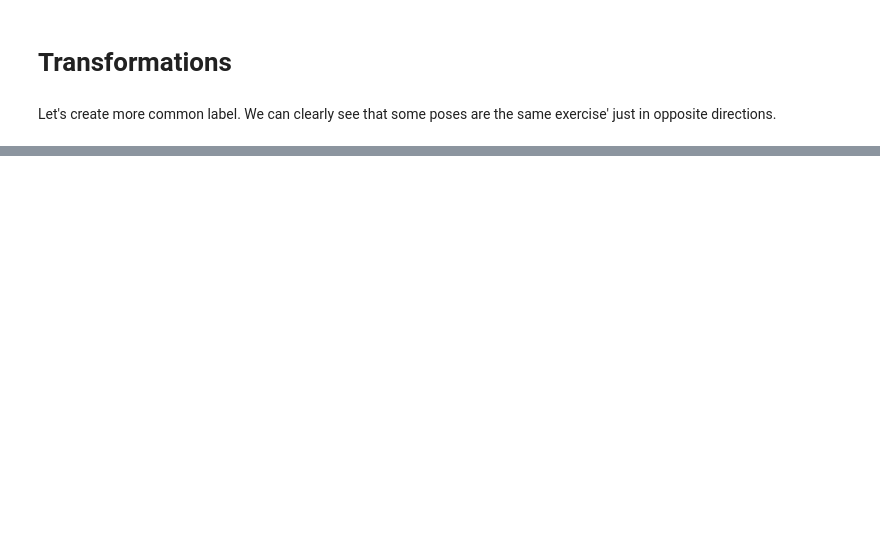
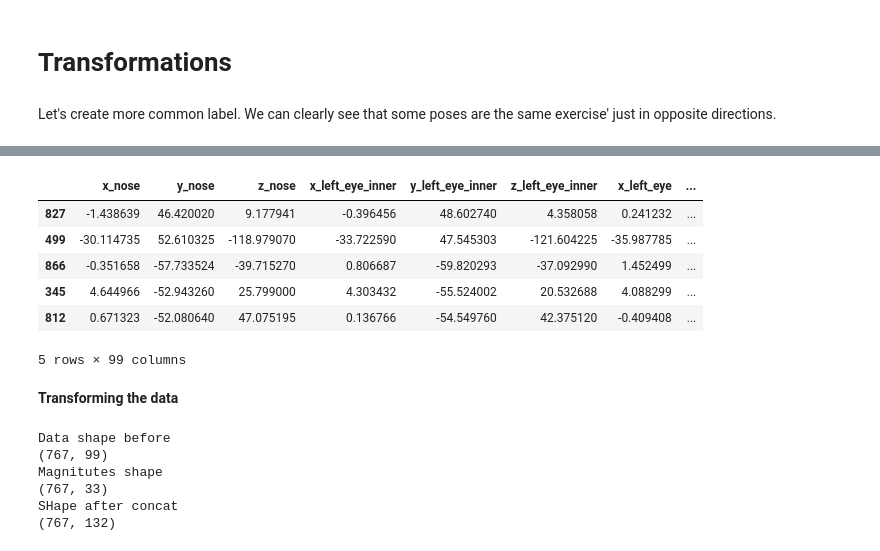
Before and after one commit to anton-asnitsky/naya-ds-2022-classification, a Jupyter notebook: naya-ds2022-calassification-project.ipynb, the cells around one changed output, grey strips where cells are left out. Cells and saved outputs as stored; diff of their text form; code cells hidden in the pictures; blank space fills up the shorter version.

```diff
--- a/naya-ds2022-calassification-project.ipynb
+++ b/naya-ds2022-calassification-project.ipynb
@@ -44,3 +49,0 @@ Since we have no need in POseId, let's get rid of it.
-# %%
-df.drop('pose_id', axis=1, inplace=True)
-df.head()
@@ -91,0 +85,10 @@ df_train, df_test = train_test_split(df,test_size=0.2, random_state=2022)
+# %%
+df.dropna()
+X = df.drop(['pose_id','pose'], axis=1)
+y = df['pose']
+
+X_train, X_test, y_train, y_test = train_test_split(X, y, test_size=0.3, random_state=2022)
+
+print(X_train.shape)
+
+y_train.shape
@@ -118,0 +238,29 @@ Now' we'll creat a new metric for every 3 coordinates of each point (vector mgni
+# %%
+X_train.head()
+# %% [output]
+|  | x_nose | y_nose | z_nose | x_left_eye_inner | y_left_eye_inner | z_left_eye_inner | x_left_eye | ... |
+| 827 | -1.438639 | 46.420020 | 9.177941 | -0.396456 | 48.602740 | 4.358058 | 0.241232 | ... |
+| 499 | -30.114735 | 52.610325 | -118.979070 | -33.722590 | 47.545303 | -121.604225 | -35.987785 | ... |
+| 866 | -0.351658 | -57.733524 | -39.715270 | 0.806687 | -59.820293 | -37.092990 | 1.452499 | ... |
+| 345 | 4.644966 | -52.943260 | 25.799000 | 4.303432 | -55.524002 | 20.532688 | 4.088299 | ... |
+| 812 | 0.671323 | -52.080640 | 47.075195 | 0.136766 | -54.549760 | 42.375120 | -0.409408 | ... |
+5 rows × 99 columns
+# %% [markdown]
+**Transforming the data**
+# %%
+xyz_transformer = XYZ_Data_Transformer()
+
+
+xyz_transformer.fit(X_train)
+X_train = xyz_transformer.transform()
+
+
+pose_transformer = LabelEncoder()
+y_train = pose_transformer.fit_transform(y_train)
+# %% [output]
+Data shape before
+(767, 99)
+Magnitutes shape
+(767, 33)
+SHape after concat
+(767, 132)
```
Also changed, not shown: parts of 38 cells of this notebook.
